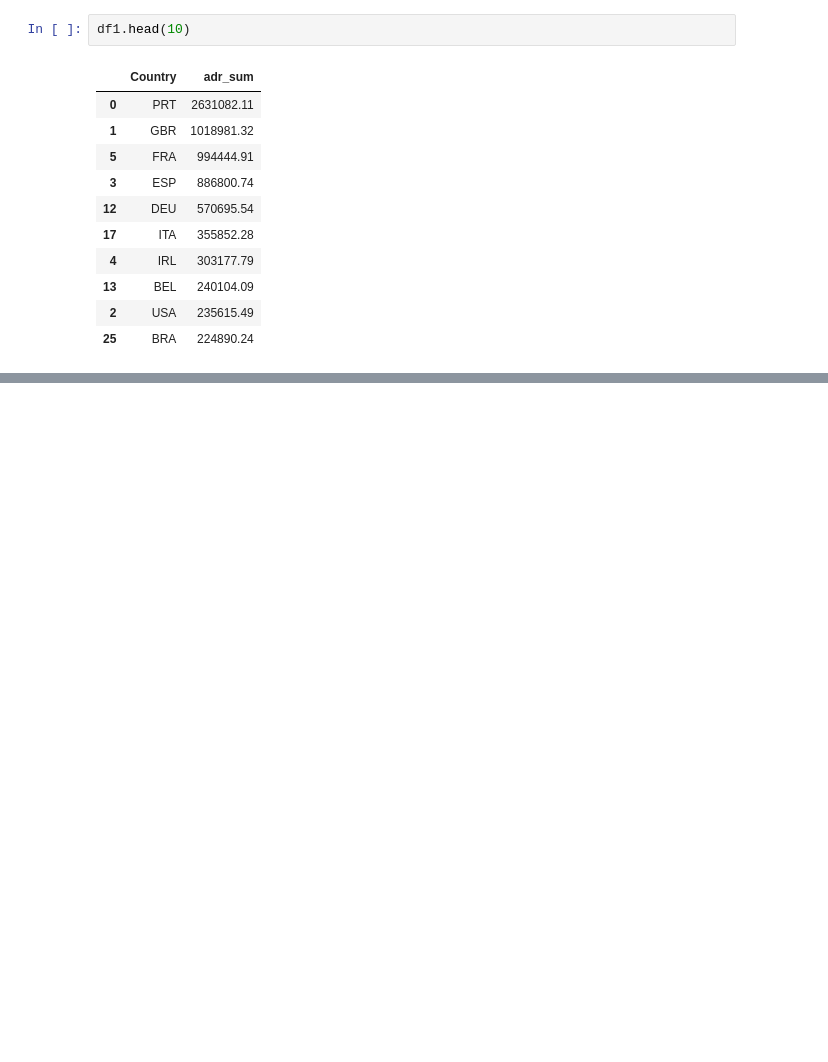
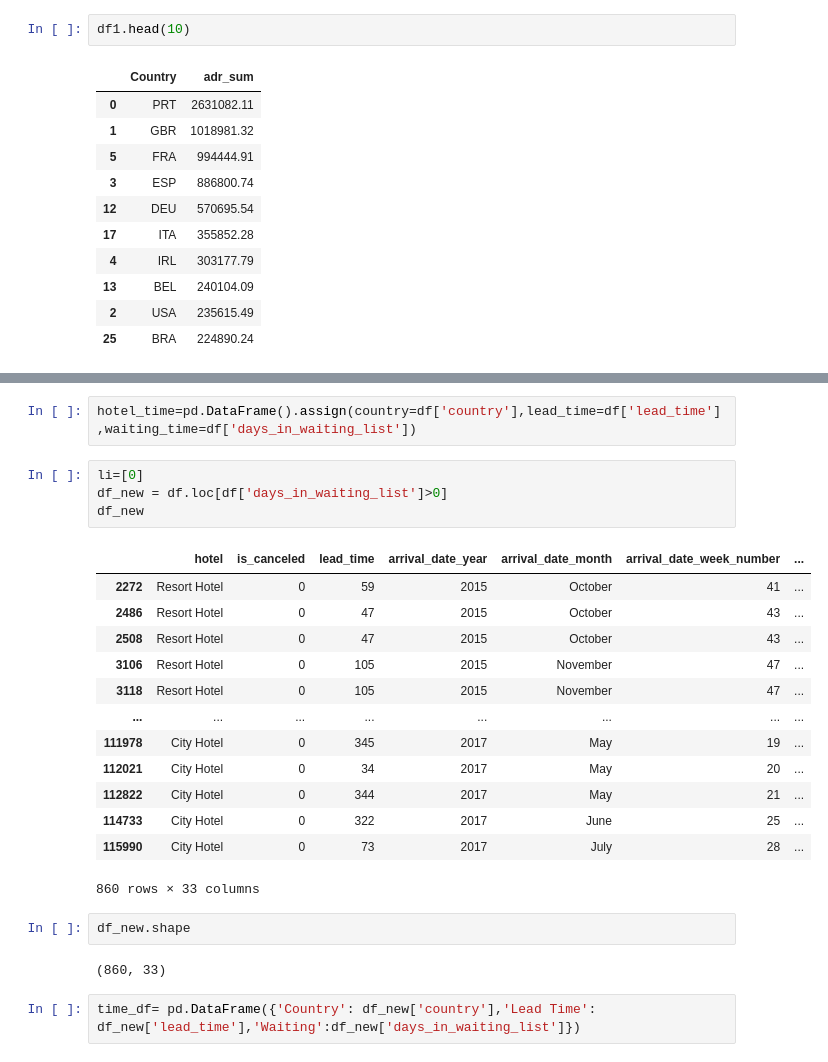
Before and after one commit to Hariharapanda-Deepak/Hotel_booking_Analysis, a Jupyter notebook: Deepak_Hotel_Booking_Analysis_Capstone_Project.ipynb, the cells around one changed output, grey strips where cells are left out. Cells and saved outputs as stored; diff of their text form; blank space fills up the shorter version.

```diff
--- a/Deepak_Hotel_Booking_Analysis_Capstone_Project.ipynb
+++ b/Deepak_Hotel_Booking_Analysis_Capstone_Project.ipynb
@@ -465,0 +502,26 @@ df1.head(10)
+# %%
+hotel_time=pd.DataFrame().assign(country=df['country'],lead_time=df['lead_time'],waiting_time=df['days_in_waiting_list'])
+# %%
+li=[0]
+df_new = df.loc[df['days_in_waiting_list']>0]
+df_new
+# %% [output]
+|  | hotel | is_canceled | lead_time | arrival_date_year | arrival_date_month | arrival_date_week_number | ... |
+| 2272 | Resort Hotel | 0 | 59 | 2015 | October | 41 | ... |
+| 2486 | Resort Hotel | 0 | 47 | 2015 | October | 43 | ... |
+| 2508 | Resort Hotel | 0 | 47 | 2015 | October | 43 | ... |
+| 3106 | Resort Hotel | 0 | 105 | 2015 | November | 47 | ... |
+| 3118 | Resort Hotel | 0 | 105 | 2015 | November | 47 | ... |
+| ... | ... | ... | ... | ... | ... | ... | ... |
+| 111978 | City Hotel | 0 | 345 | 2017 | May | 19 | ... |
+| 112021 | City Hotel | 0 | 34 | 2017 | May | 20 | ... |
+| 112822 | City Hotel | 0 | 344 | 2017 | May | 21 | ... |
+| 114733 | City Hotel | 0 | 322 | 2017 | June | 25 | ... |
+| 115990 | City Hotel | 0 | 73 | 2017 | July | 28 | ... |
+860 rows × 33 columns
+# %%
+df_new.shape
+# %% [output]
+(860, 33)
+# %%
+time_df= pd.DataFrame({'Country': df_new['country'],'Lead Time': df_new['lead_time'],'Waiting':df_new['days_in_waiting_list']})
```
Also changed, not shown: parts of 12 cells of this notebook.
